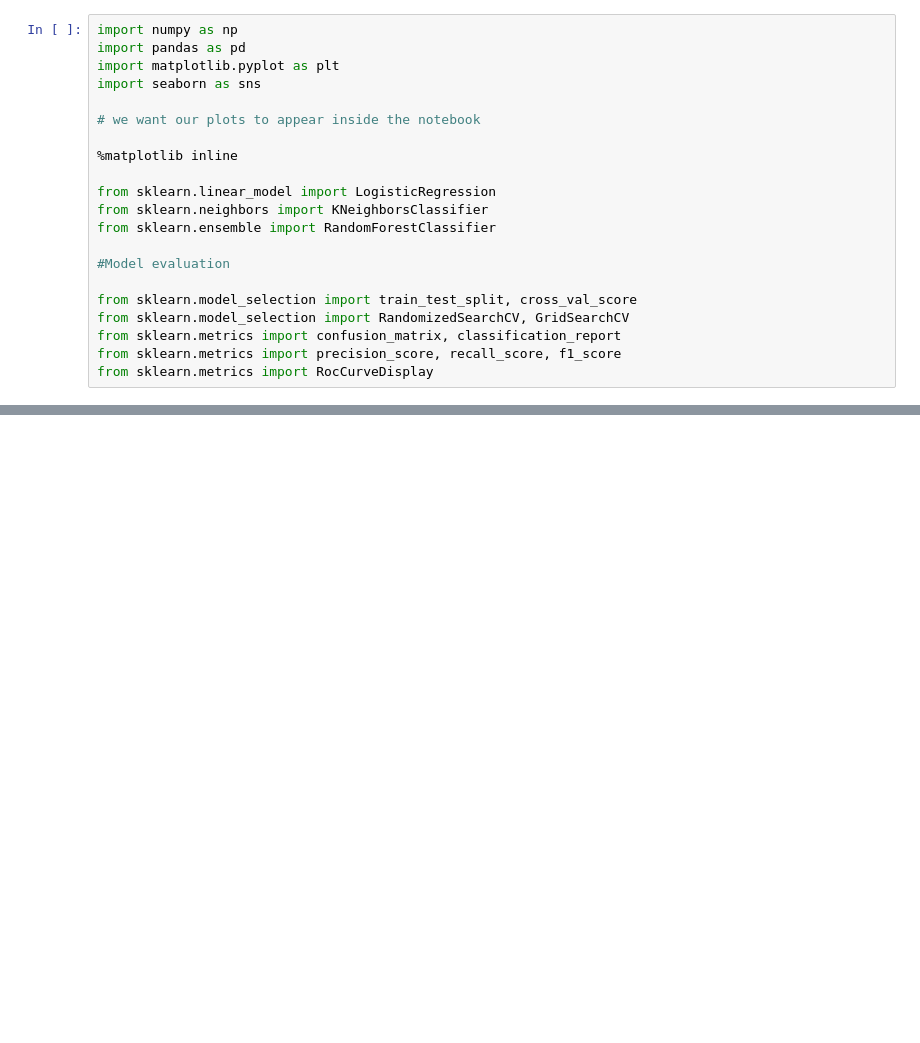
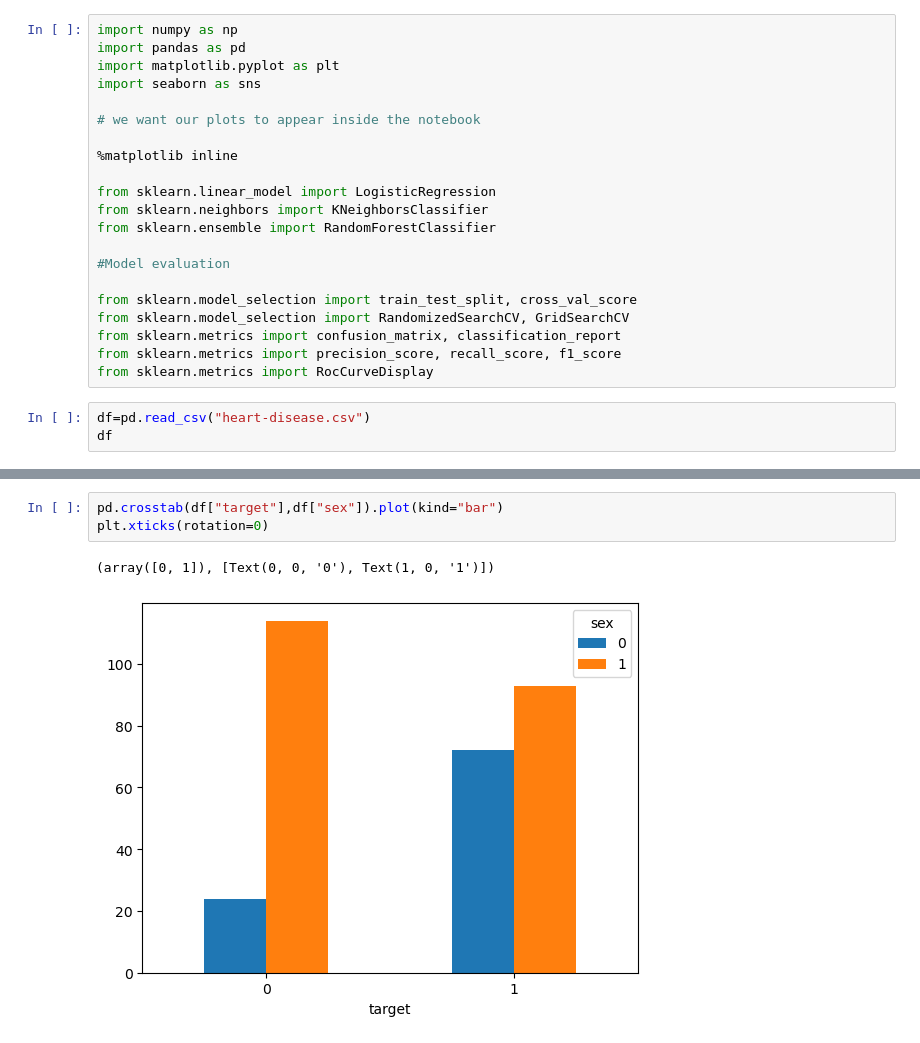
Before and after one commit to chialpp/Disease_estimator_Machine-Learning, a Jupyter notebook: Hospital_Project.ipynb, the cells around one changed output, grey strips where cells are left out. Cells and saved outputs as stored; diff of their text form; blank space fills up the shorter version.

```diff
--- a/Hospital_Project.ipynb
+++ b/Hospital_Project.ipynb
@@ -22,3 +22,6 @@ from sklearn.model_selection import RandomizedSearchCV, GridSearchCV
 from sklearn.metrics import confusion_matrix, classification_report
 from sklearn.metrics import precision_score, recall_score, f1_score
 from sklearn.metrics import RocCurveDisplay
+# %%
+df=pd.read_csv("heart-disease.csv")
+df
@@ -24,0 +55,6 @@ from sklearn.metrics import RocCurveDisplay
+# %%
+pd.crosstab(df["target"],df["sex"]).plot(kind="bar")
+plt.xticks(rotation=0)
+# %% [output]
+(array([0, 1]), [Text(0, 0, '0'), Text(1, 0, '1')])
+[figure, added]
```
Also changed, not shown: parts of 9 cells of this notebook, 1 other file.
